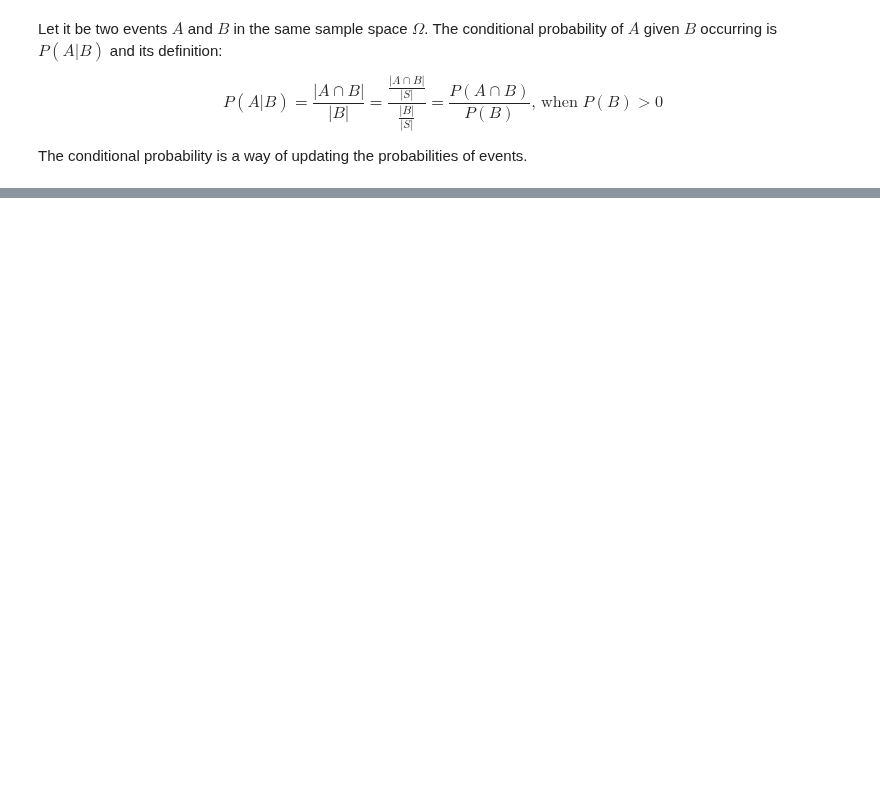
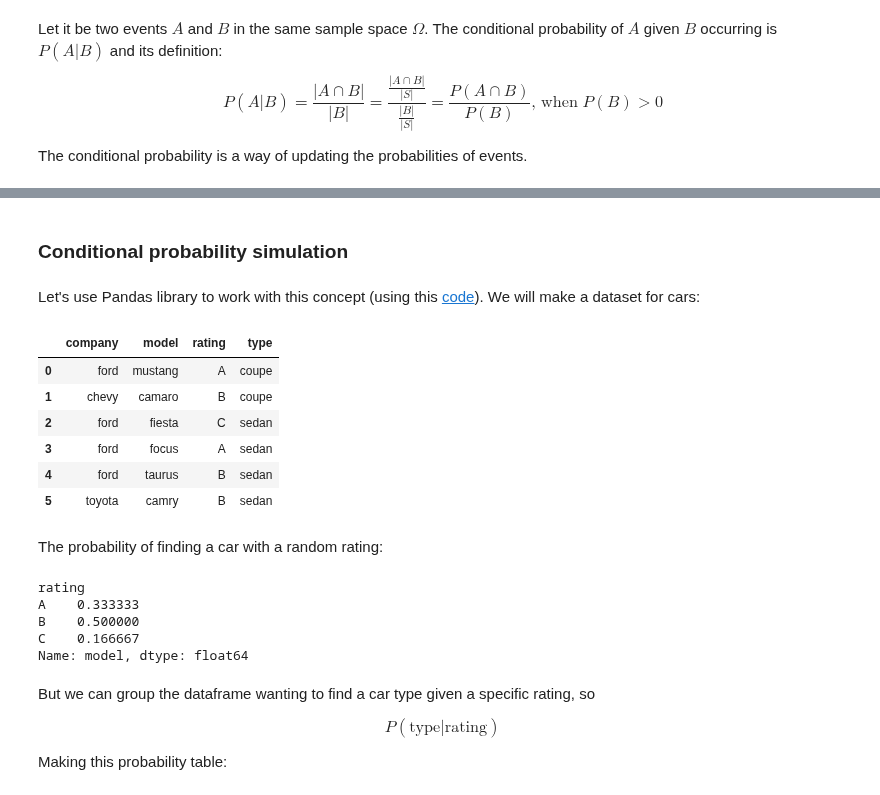
Before and after one commit to brenoslivio/Statistics-Python, a Jupyter notebook: 2-ProbabilityTheory/2_ProbabilityTheory.ipynb, the cells around one changed output, grey strips where cells are left out. Saved outputs shown, nothing was run; the diff lists cells and outputs as text; code cells hidden in the pictures; blank space fills up the shorter version.

```diff
--- a/2-ProbabilityTheory/2_ProbabilityTheory.ipynb
+++ b/2-ProbabilityTheory/2_ProbabilityTheory.ipynb
@@ -191,0 +218,37 @@ The conditional probability is a way of updating the probabilities of events.
+# %% [markdown]
+### Conditional probability simulation <a name="condsim"></a>
+# %% [markdown]
+Let's use Pandas library to work with this concept (using this [code](https://stackoverflow.com/questions/37818063/how-to-calculate-conditional-probability-of-values-in-dataframe-pandas-python)). We will make a dataset for cars:
+# %%
+import pandas as pd
+
+df = pd.DataFrame({'company': ['ford', 'chevy', 'ford', 'ford', 'ford', 'toyota'],
+                     'model': ['mustang', 'camaro', 'fiesta', 'focus', 'taurus', 'camry'],
+                     'rating': ['A', 'B', 'C', 'A', 'B', 'B'],
+                     'type': ['coupe', 'coupe', 'sedan', 'sedan', 'sedan', 'sedan']})
+
+df
+# %% [output]
+|  | company | model | rating | type |
+| 0 | ford | mustang | A | coupe |
+| 1 | chevy | camaro | B | coupe |
+| 2 | ford | fiesta | C | sedan |
+| 3 | ford | focus | A | sedan |
+| 4 | ford | taurus | B | sedan |
+| 5 | toyota | camry | B | sedan |
+# %% [markdown]
+The probability of finding a car with a random rating:
+# %%
+df.groupby('rating').count()['model'] / len(df)
+# %% [output]
+rating
+A    0.333333
+B    0.500000
+C    0.166667
+Name: model, dtype: float64
+# %% [markdown]
+But we can group the dataframe wanting to find a car type given a specific rating, so
+
+$$P(\text{type}|\text{rating})$$
+
+Making this probability table:
```
Also changed, not shown: parts of 21 cells of this notebook, 1 other file.
